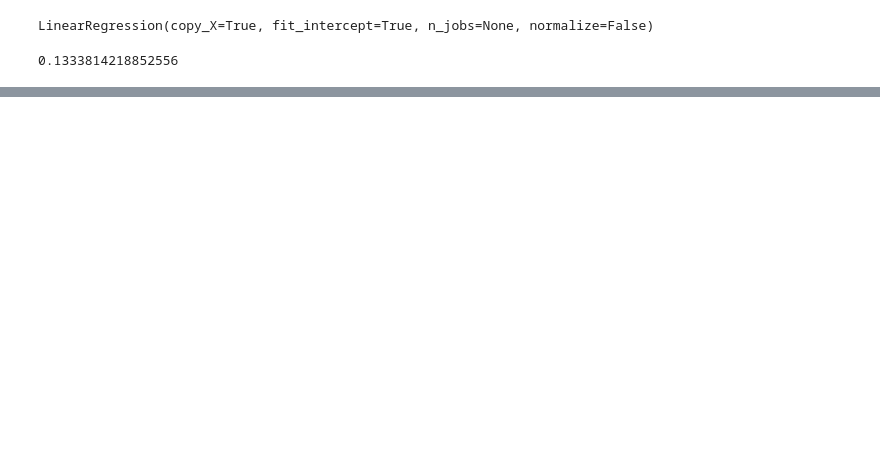
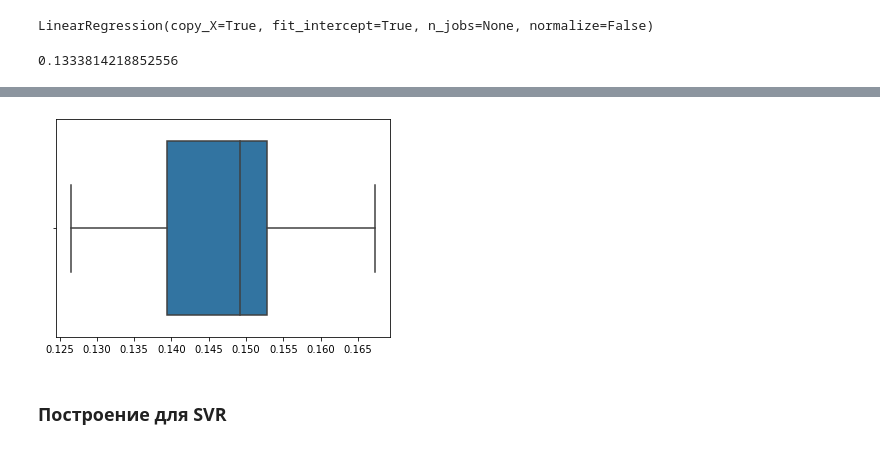
Before and after one commit to SuvorovNM/IntroML_Lab3, a Jupyter notebook: Lab3.ipynb, the cells around one changed output, grey strips where cells are left out. Drawn from its saved outputs; the diff is of its cells as text; code cells hidden in the pictures; blank space fills up the shorter version.

```diff
--- a/Lab3.ipynb
+++ b/Lab3.ipynb
@@ -1255,5 +1275,5 @@ RandomForest.score(X_test, y_test)
 # %%
-LinRegression = LinearRegression()
+LinRegression = LinearRegression(normalize=False)
 # %%
 LinRegression.fit(X_train, y_train)
 # %% [output]
@@ -1275,0 +1388,8 @@ svr.score(X_test, y_test)
+# %%
+LR_results = cross_val_score(LinRegression, df_input, Y_table, cv=crossval_next)
+# %%
+lr_boxplot = sns.boxplot(x=LR_results)
+# %% [output]
+[figure, added]
+# %% [markdown]
+### Построение для SVR
```
Also changed, not shown: parts of 79 cells of this notebook.
